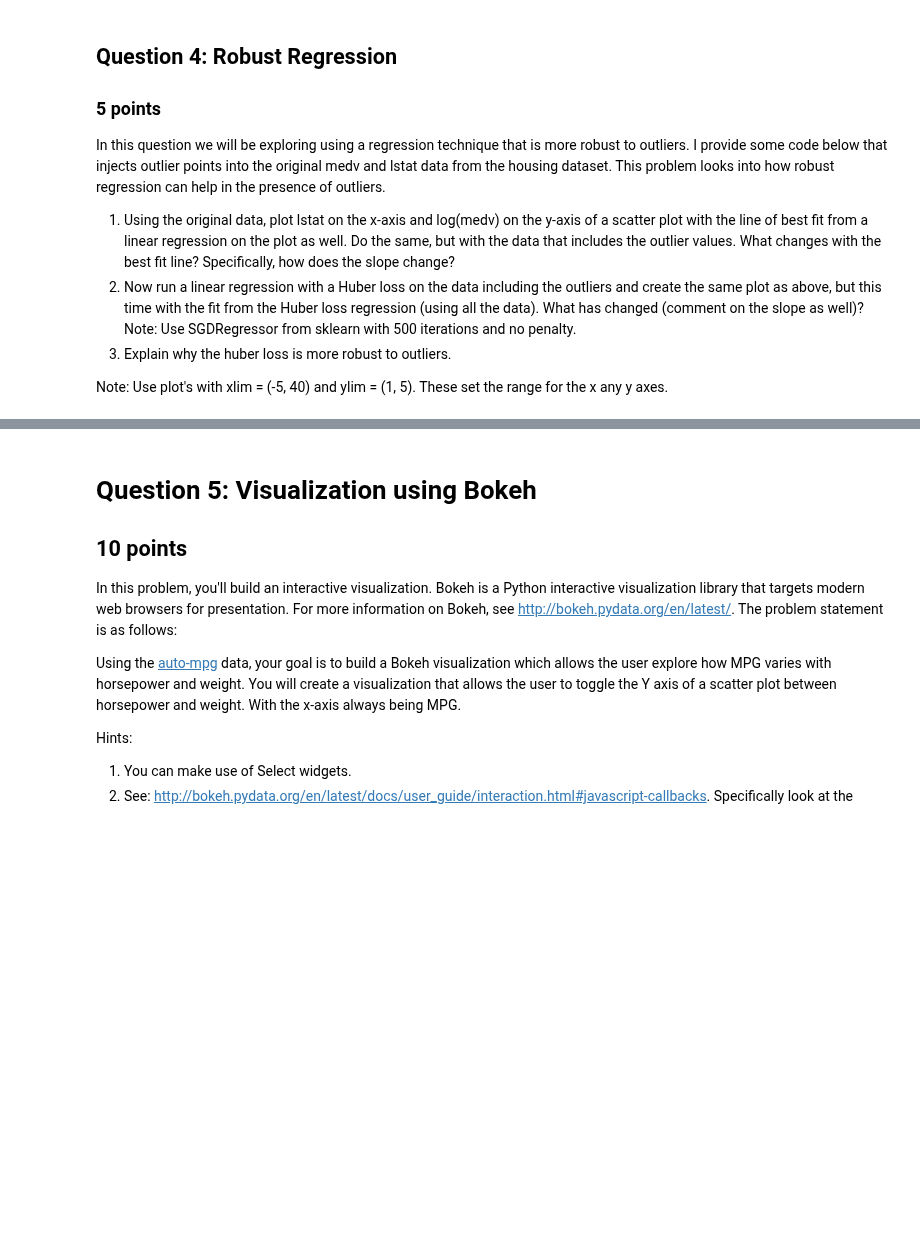
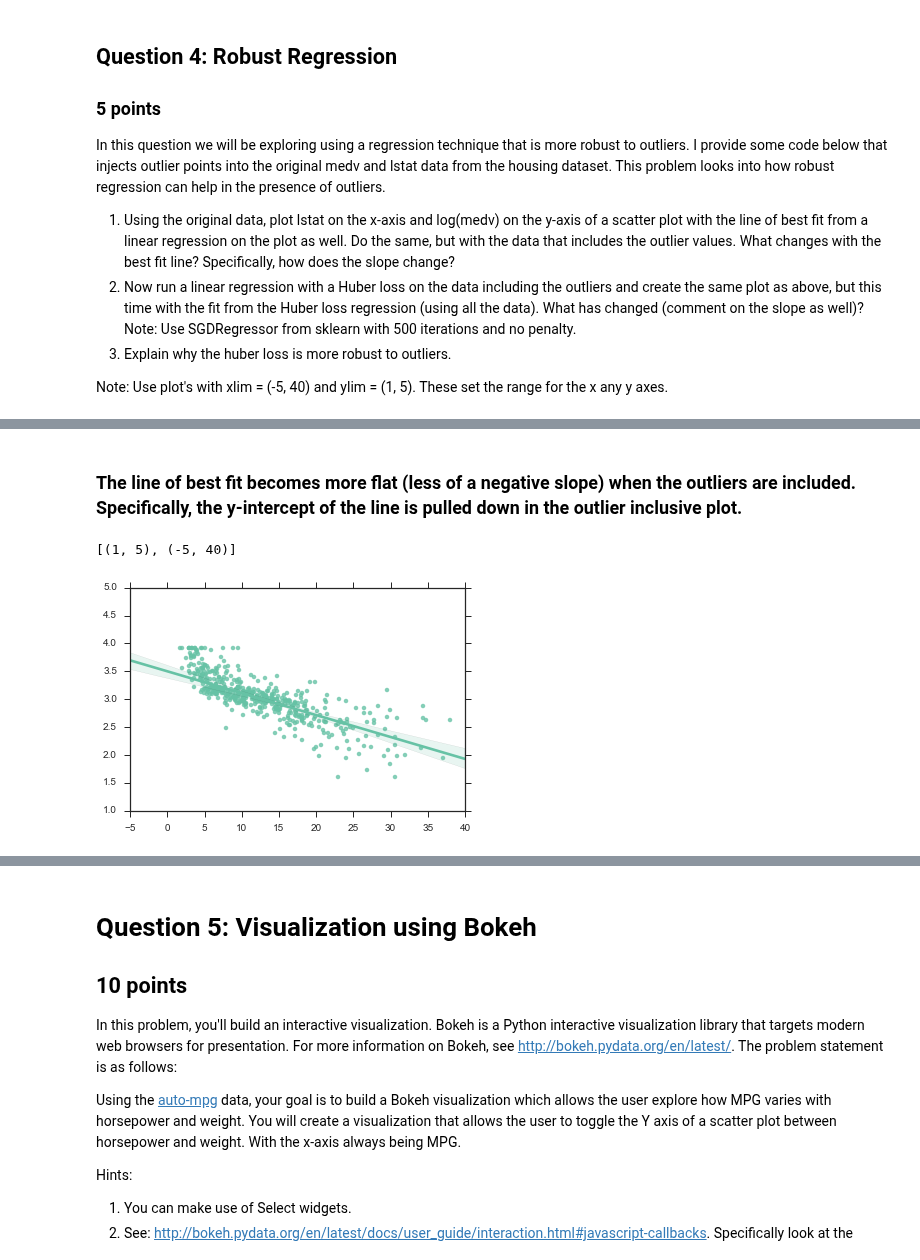
Before and after one commit to mghodges/HW2, a Jupyter notebook: Group4_HW2.ipynb, the cells around one changed output, grey strips where cells are left out. Drawn from its saved outputs; the diff is of its cells as text; code cells hidden in the pictures; blank space fills up the shorter version.

```diff
--- a/Group4_HW2.ipynb
+++ b/Group4_HW2.ipynb
@@ -163,0 +162,12 @@ lstat_with_outliers = np.append(lstat, lstat_outliers)
+# %% [markdown]
+### The line of best fit becomes more flat (less of a negative slope) when the outliers are included. Specifically, the y-intercept of the line is pulled down in the outlier inclusive plot.
+# %%
+clf = linear_model.SGDRegressor(loss = 'huber', n_iter=500, penalty= None)
+clf.fit(lstat_with_outliers.reshape(-1, 1), np.log(medv_with_outliers))
+#sns.regplot(clf.x, clf.y).set(xlim=(-5, 40), ylim=(1, 5))
+#clf.coef_
+#LinearRegression(copy_X=True, fit_intercept=True, n_jobs=1, normalize=False)
+sns.regplot(lstat_with_outliers, np.log(medv_with_outliers)).set(xlim=(-5, 40), ylim=(1, 5))
+# %% [output]
+[(1, 5), (-5, 40)]
+[figure, added]
```
Also changed, not shown: parts of 8 cells of this notebook.
